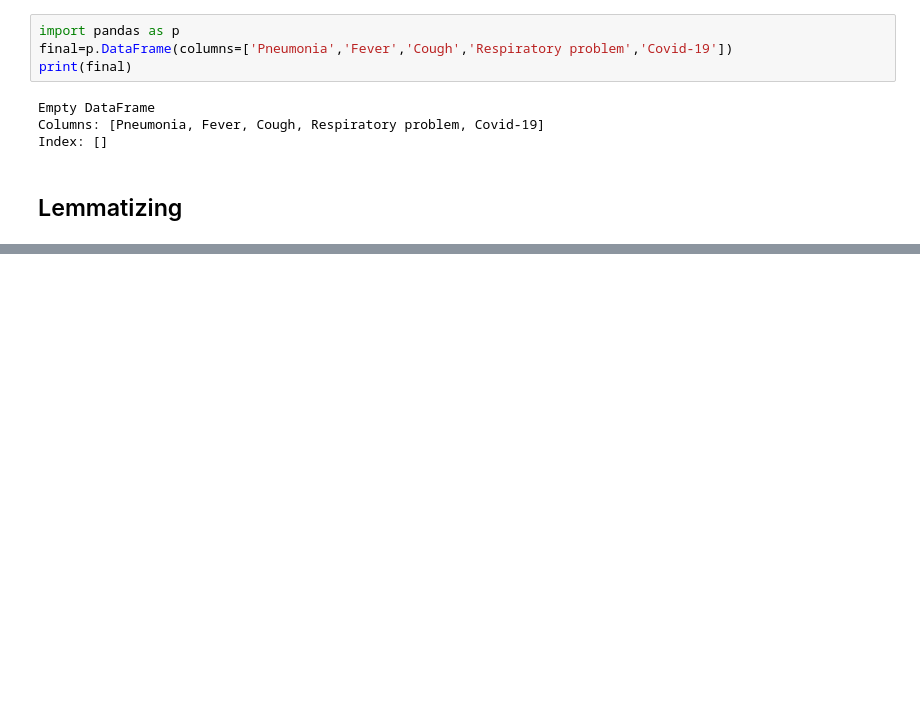
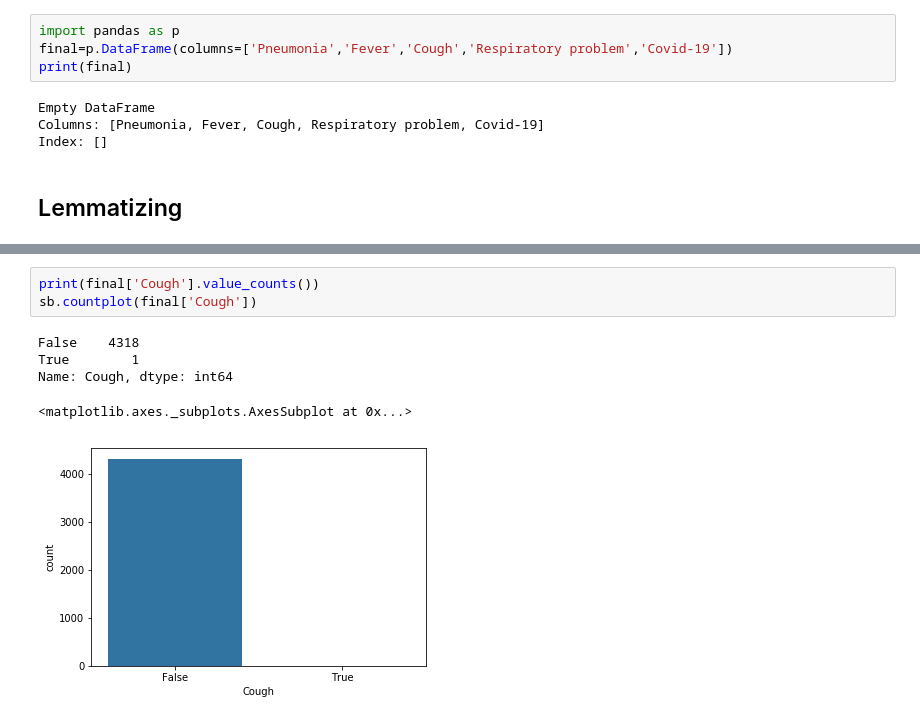
Before and after one commit to PritimoySarkar/Covid-19-Data-Cleaning, a Jupyter notebook: Covid 19 Data Cleaning.ipynb, the cells around one changed output, grey strips where cells are left out. Cells and saved outputs as stored; diff of their text form; blank space fills up the shorter version.

```diff
--- a/Covid 19 Data Cleaning.ipynb
+++ b/Covid 19 Data Cleaning.ipynb
@@ -406,0 +431,9 @@ sb.countplot(final['Fever'])
+# %%
+print(final['Cough'].value_counts())
+sb.countplot(final['Cough'])
+# %% [output]
+False    4318
+True        1
+Name: Cough, dtype: int64
+<matplotlib.axes._subplots.AxesSubplot at 0x...>
+[figure, added]
```
Also changed, not shown: parts of 19 cells of this notebook, 1 other file.
